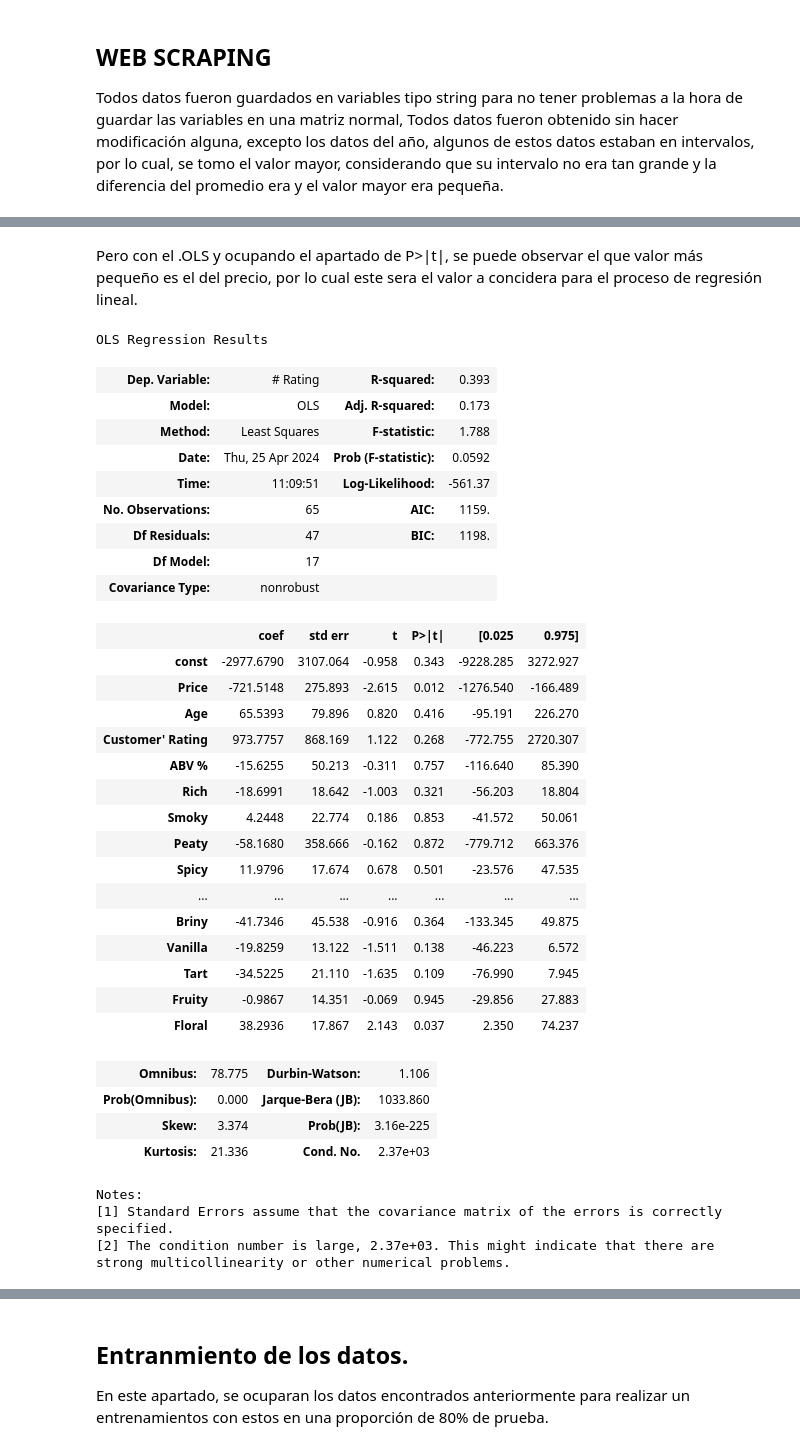
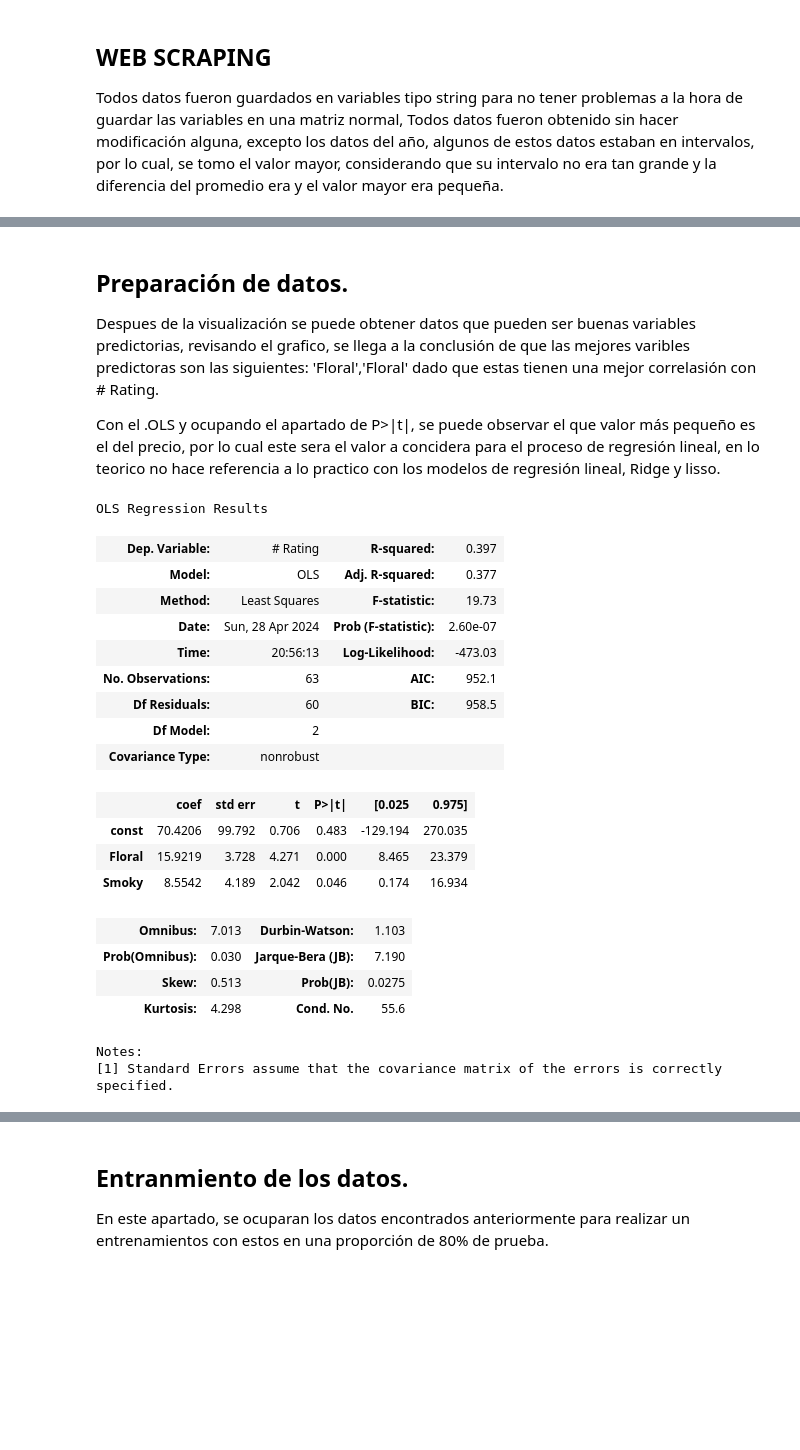
Before and after one commit to Pancho-UwU/data-ciencia-, a Jupyter notebook: Taller_1.ipynb, the cells around one changed output, grey strips where cells are left out. Cells and saved outputs as stored; diff of their text form; code cells hidden in the pictures; blank space fills up the shorter version.

```diff
--- a/Taller_1.ipynb
+++ b/Taller_1.ipynb
@@ -442,5 +429,6 @@ df['Fruity'] = df['Fruity'].astype('float')
 df['Floral'] = df['Floral'].astype('float')
 df['ABV %'] = df['ABV %'].astype('float')
 df['Sweet'] = df['Sweet'].astype('float')
-
-pd.plotting.scatter_matrix(df)
+df['# Rating'] = df['# Rating'].apply(lambda x: min(x, 1500))
+df['Floral'] = df['Floral'].apply(lambda x: min(x, 1500))
+df['Smoky'] = df['Smoky'].apply(lambda x: min(x, 1500))
@@ -466,41 +453,32 @@ array([[<Axes: xlabel='Age', ylabel='Age'>,
 # %% [markdown]
-Pero con el .OLS y ocupando el apartado de P>|t|, se puede observar el que valor más pequeño es el del precio, por lo cual este sera el valor a concidera para el proceso de regresión lineal.
+## Preparación de datos.
+Despues de la visualización se puede obtener datos que pueden ser buenas variables predictorias, revisando el grafico, se llega a la conclusión de que las mejores varibles predictoras son las siguientes: 'Floral','Floral' dado que estas tienen una mejor correlasión con # Rating.
+
+
+Con el .OLS y ocupando el apartado de P>|t|, se puede observar el que valor más pequeño es el del precio, por lo cual este sera el valor a concidera para el proceso de regresión lineal, en lo teorico no hace referencia a lo practico con los modelos de regresión lineal, Ridge y lisso.
 # %%
-x = sm.add_constant(df[['Price','Age',"Customer' Rating",'ABV %', 'Rich','Smoky','Peaty','Spicy','Herbal','Oily','Full-Bodied','Sweet','Briny', 'Vanilla','Tart','Fruity','Floral']])
+
+x = sm.add_constant(df[['Floral','Smoky']])
 modelo_ols_1 = sm.OLS(df['# Rating'],x ).fit()
 modelo_ols_1.summary()
 # %% [output]
 OLS Regression Results
-| Dep. Variable: | # Rating | R-squared: | 0.393 |
-| Model: | OLS | Adj. R-squared: | 0.173 |
-| Method: | Least Squares | F-statistic: | 1.788 |
-| Date: | Thu, 25 Apr 2024 | Prob (F-statistic): | 0.0592 |
-| Time: | 11:09:51 | Log-Likelihood: | -561.37 |
-| No. Observations: | 65 | AIC: | 1159. |
-| Df Residuals: | 47 | BIC: | 1198. |
-| Df Model: | 17 |  |  |
+| Dep. Variable: | # Rating | R-squared: | 0.397 |
+| Model: | OLS | Adj. R-squared: | 0.377 |
+| Method: | Least Squares | F-statistic: | 19.73 |
+| Date: | Sun, 28 Apr 2024 | Prob (F-statistic): | 2.60e-07 |
+| Time: | 20:56:13 | Log-Likelihood: | -473.03 |
+| No. Observations: | 63 | AIC: | 952.1 |
+| Df Residuals: | 60 | BIC: | 958.5 |
+| Df Model: | 2 |  |  |
 | Covariance Type: | nonrobust |  |  |
 |  | coef | std err | t | P>|t| | [0.025 | 0.975] |
-| const | -2977.6790 | 3107.064 | -0.958 | 0.343 | -9228.285 | 3272.927 |
-| Price | -721.5148 | 275.893 | -2.615 | 0.012 | -1276.540 | -166.489 |
-| Age | 65.5393 | 79.896 | 0.820 | 0.416 | -95.191 | 226.270 |
-| Customer' Rating | 973.7757 | 868.169 | 1.122 | 0.268 | -772.755 | 2720.307 |
-| ABV % | -15.6255 | 50.213 | -0.311 | 0.757 | -116.640 | 85.390 |
-| Rich | -18.6991 | 18.642 | -1.003 | 0.321 | -56.203 | 18.804 |
-| Smoky | 4.2448 | 22.774 | 0.186 | 0.853 | -41.572 | 50.061 |
-| Peaty | -58.1680 | 358.666 | -0.162 | 0.872 | -779.712 | 663.376 |
-| Spicy | 11.9796 | 17.674 | 0.678 | 0.501 | -23.576 | 47.535 |
-| ... | ... | ... | ... | ... | ... | ... |
-| Briny | -41.7346 | 45.538 | -0.916 | 0.364 | -133.345 | 49.875 |
-| Vanilla | -19.8259 | 13.122 | -1.511 | 0.138 | -46.223 | 6.572 |
-| Tart | -34.5225 | 21.110 | -1.635 | 0.109 | -76.990 | 7.945 |
-| Fruity | -0.9867 | 14.351 | -0.069 | 0.945 | -29.856 | 27.883 |
-| Floral | 38.2936 | 17.867 | 2.143 | 0.037 | 2.350 | 74.237 |
+| const | 70.4206 | 99.792 | 0.706 | 0.483 | -129.194 | 270.035 |
+| Floral | 15.9219 | 3.728 | 4.271 | 0.000 | 8.465 | 23.379 |
+| Smoky | 8.5542 | 4.189 | 2.042 | 0.046 | 0.174 | 16.934 |
-| Omnibus: | 78.775 | Durbin-Watson: | 1.106 |
-| Prob(Omnibus): | 0.000 | Jarque-Bera (JB): | 1033.860 |
-| Skew: | 3.374 | Prob(JB): | 3.16e-225 |
-| Kurtosis: | 21.336 | Cond. No. | 2.37e+03 |
+| Omnibus: | 7.013 | Durbin-Watson: | 1.103 |
+| Prob(Omnibus): | 0.030 | Jarque-Bera (JB): | 7.190 |
+| Skew: | 0.513 | Prob(JB): | 0.0275 |
+| Kurtosis: | 4.298 | Cond. No. | 55.6 |
 Notes:
 [1] Standard Errors assume that the covariance matrix of the errors is correctly specified.
-[2] The condition number is large, 2.37e+03. This might indicate that there are
-strong multicollinearity or other numerical problems.
```
Also changed, not shown: parts of 44 cells of this notebook.
